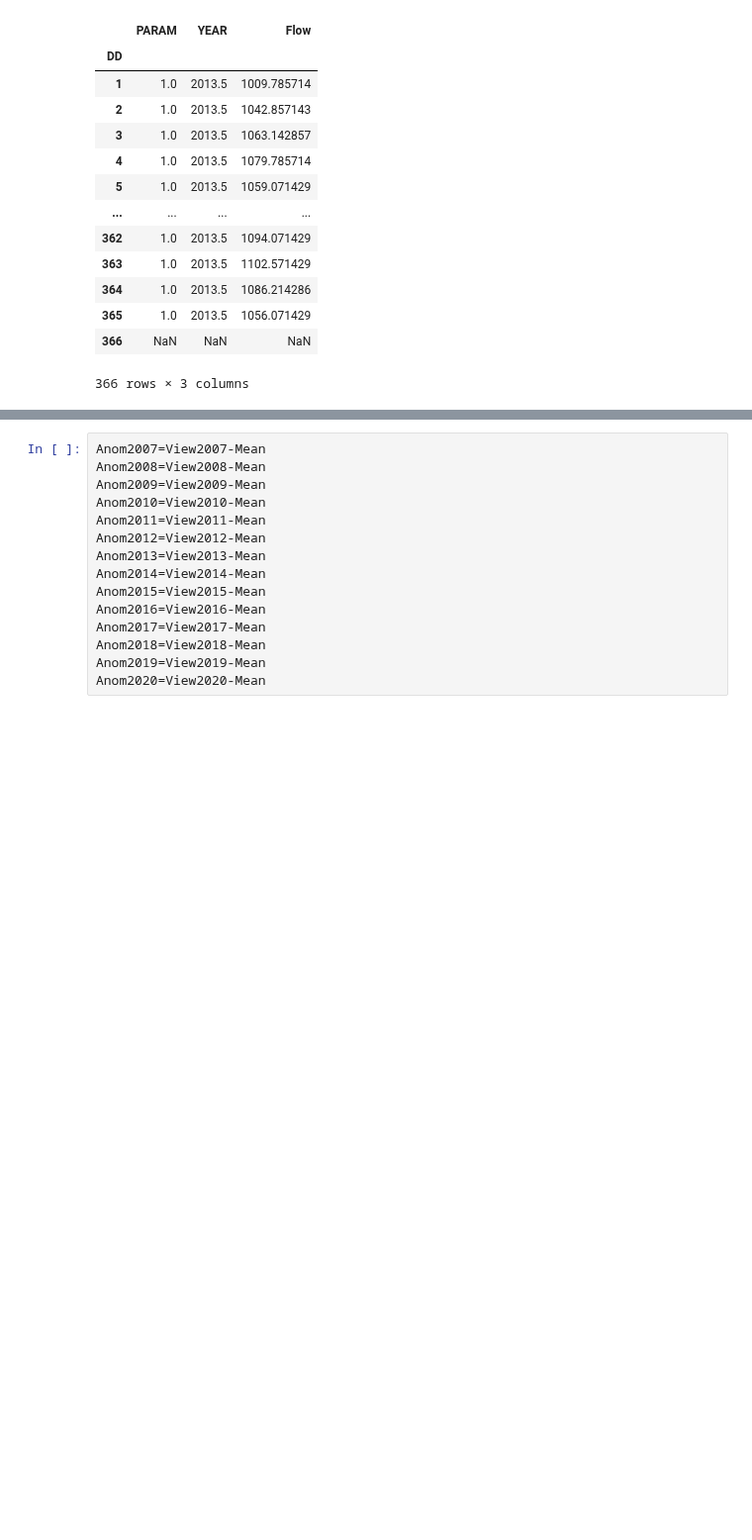
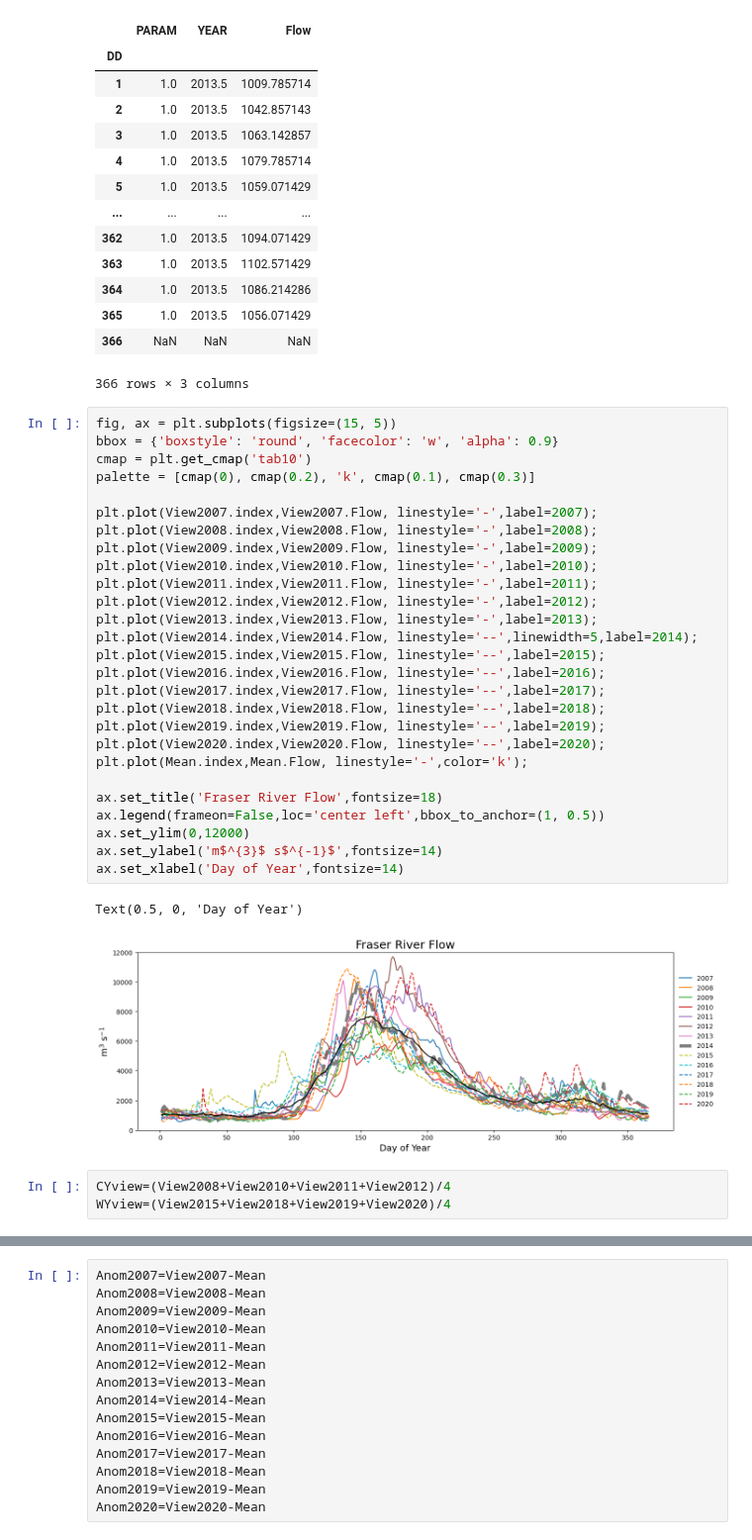
Before and after one commit to SalishSeaCast/analysis-karyn, a Jupyter notebook: notebooks/NPGO/FraserRiverFlow_2007-2020.ipynb, the cells around one changed output, grey strips where cells are left out. Shown at 99% size. Saved outputs shown, nothing was run; the diff lists cells and outputs as text; blank space fills up the shorter version.

```diff
--- a/notebooks/NPGO/FraserRiverFlow_2007-2020.ipynb
+++ b/notebooks/NPGO/FraserRiverFlow_2007-2020.ipynb
@@ -142,3 +142,36 @@ Mean
 | 365 | 1.0 | 2013.5 | 1056.071429 |
 | 366 | NaN | NaN | NaN |
 366 rows × 3 columns
+# %%
+fig, ax = plt.subplots(figsize=(15, 5))
+bbox = {'boxstyle': 'round', 'facecolor': 'w', 'alpha': 0.9}
+cmap = plt.get_cmap('tab10')
+palette = [cmap(0), cmap(0.2), 'k', cmap(0.1), cmap(0.3)]
+
+plt.plot(View2007.index,View2007.Flow, linestyle='-',label=2007);
+plt.plot(View2008.index,View2008.Flow, linestyle='-',label=2008);
+plt.plot(View2009.index,View2009.Flow, linestyle='-',label=2009);
+plt.plot(View2010.index,View2010.Flow, linestyle='-',label=2010);
+plt.plot(View2011.index,View2011.Flow, linestyle='-',label=2011);
+plt.plot(View2012.index,View2012.Flow, linestyle='-',label=2012);
+plt.plot(View2013.index,View2013.Flow, linestyle='-',label=2013);
+plt.plot(View2014.index,View2014.Flow, linestyle='--',linewidth=5,label=2014);
+plt.plot(View2015.index,View2015.Flow, linestyle='--',label=2015);
+plt.plot(View2016.index,View2016.Flow, linestyle='--',label=2016);
+plt.plot(View2017.index,View2017.Flow, linestyle='--',label=2017);
+plt.plot(View2018.index,View2018.Flow, linestyle='--',label=2018);
+plt.plot(View2019.index,View2019.Flow, linestyle='--',label=2019);
+plt.plot(View2020.index,View2020.Flow, linestyle='--',label=2020);
+plt.plot(Mean.index,Mean.Flow, linestyle='-',color='k');
+
+ax.set_title('Fraser River Flow',fontsize=18)
+ax.legend(frameon=False,loc='center left',bbox_to_anchor=(1, 0.5))
+ax.set_ylim(0,12000)
+ax.set_ylabel('m$^{3}$ s$^{-1}$',fontsize=14)
+ax.set_xlabel('Day of Year',fontsize=14)
+# %% [output]
+Text(0.5, 0, 'Day of Year')
+[figure, added]
+# %%
+CYview=(View2008+View2010+View2011+View2012)/4
+WYview=(View2015+View2018+View2019+View2020)/4
```
Also changed, not shown: parts of 14 cells of this notebook, 1 other file.
